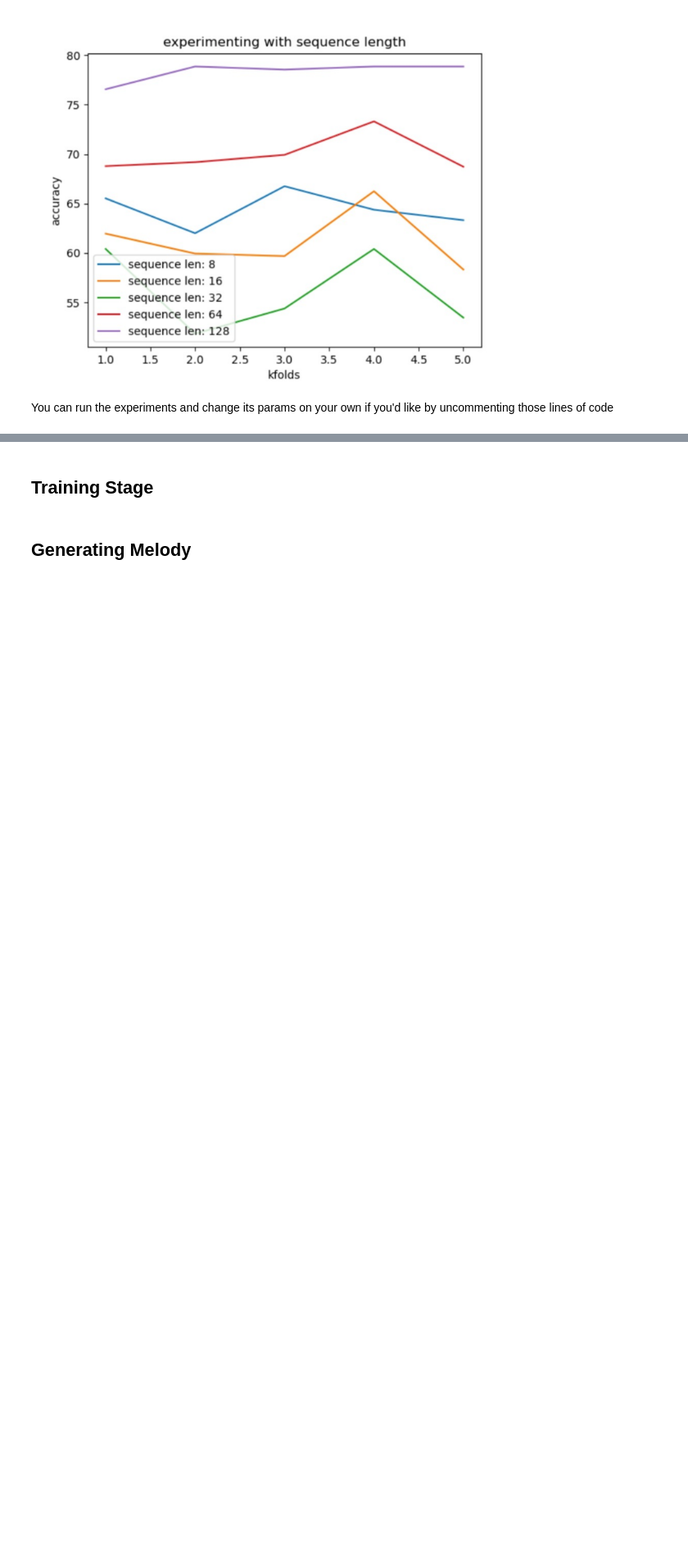
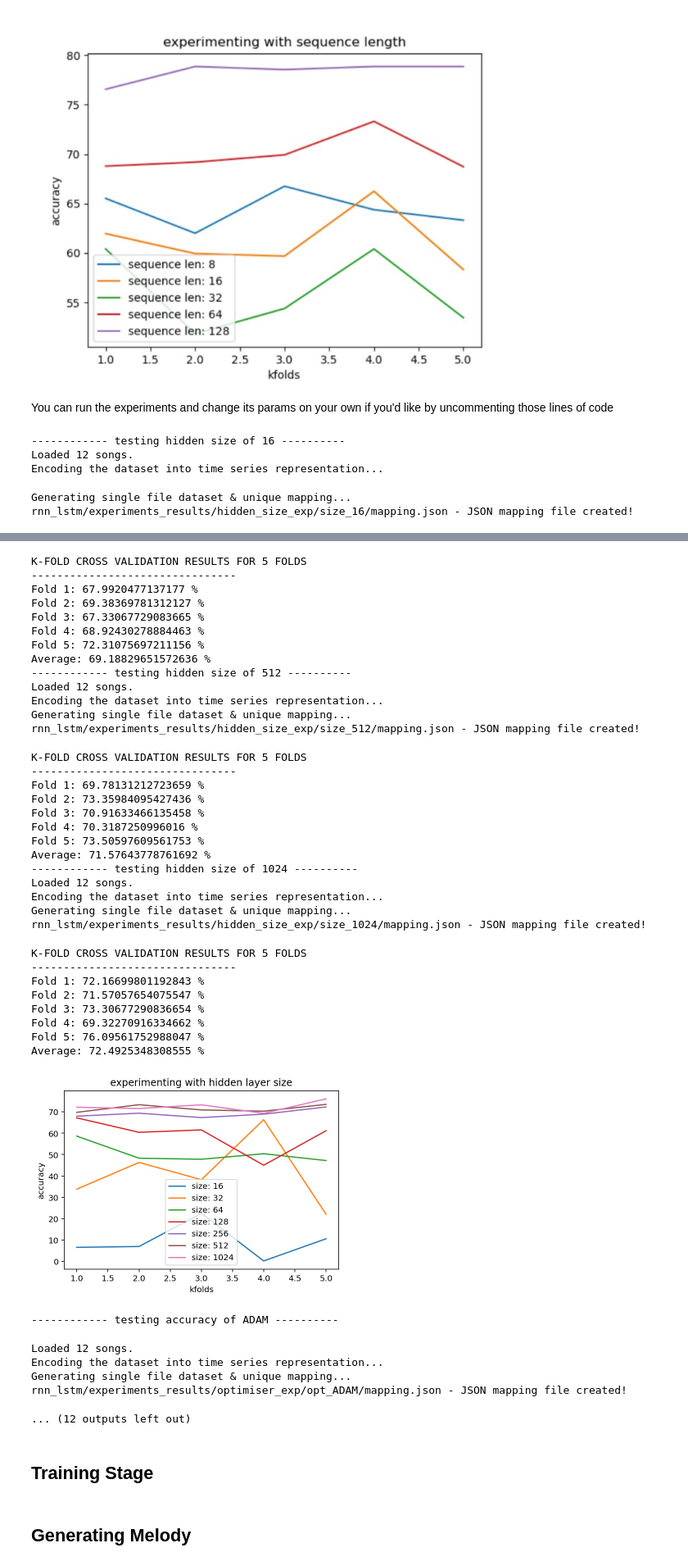
Before and after one commit to LiorSherman/236502, a Jupyter notebook: Demo.ipynb, the cells around one changed output, grey strips where cells are left out. Shown at 82% size. Cells and saved outputs as stored; diff of their text form; code cells hidden in the pictures; blank space fills up the shorter version.

```diff
--- a/Demo.ipynb
+++ b/Demo.ipynb
@@ -95,8 +95,14 @@ You can run the experiments and change its params on your own if you'd like by u
 # uncomment to run experiments
 # check the experiments.py file for additional args
 
-# hidden_size_exp()
+hidden_size_exp()
 
-# optimizers_exp()
+optimizers_exp()
 
-# seq_len_exp()
+seq_len_exp()
+# %% [output]
+------------ testing hidden size of 16 ----------
+Loaded 12 songs.
+Encoding the dataset into time series representation...
+Generating single file dataset & unique mapping...
+rnn_lstm/experiments_results/hidden_size_exp/size_16/mapping.json - JSON mapping file created!
@@ -103,3 +161,44 @@ You can run the experiments and change its params on your own if you'd like by u
+K-FOLD CROSS VALIDATION RESULTS FOR 5 FOLDS
+--------------------------------
+Fold 1: 67.9920477137177 %
+Fold 2: 69.38369781312127 %
+Fold 3: 67.33067729083665 %
+Fold 4: 68.92430278884463 %
+Fold 5: 72.31075697211156 %
+Average: 69.18829651572636 %
+------------ testing hidden size of 512 ----------
+Loaded 12 songs.
+Encoding the dataset into time series representation...
+Generating single file dataset & unique mapping...
+rnn_lstm/experiments_results/hidden_size_exp/size_512/mapping.json - JSON mapping file created!
+K-FOLD CROSS VALIDATION RESULTS FOR 5 FOLDS
+--------------------------------
+Fold 1: 69.78131212723659 %
+Fold 2: 73.35984095427436 %
+Fold 3: 70.91633466135458 %
+Fold 4: 70.3187250996016 %
+Fold 5: 73.50597609561753 %
+Average: 71.57643778761692 %
+------------ testing hidden size of 1024 ----------
+Loaded 12 songs.
+Encoding the dataset into time series representation...
+Generating single file dataset & unique mapping...
+rnn_lstm/experiments_results/hidden_size_exp/size_1024/mapping.json - JSON mapping file created!
+K-FOLD CROSS VALIDATION RESULTS FOR 5 FOLDS
+--------------------------------
+Fold 1: 72.16699801192843 %
+Fold 2: 71.57057654075547 %
+Fold 3: 73.30677290836654 %
+Fold 4: 69.32270916334662 %
+Fold 5: 76.09561752988047 %
+Average: 72.4925348308555 %
+[figure, added]
+------------ testing accuracy of ADAM ----------
+Loaded 12 songs.
+Encoding the dataset into time series representation...
+Generating single file dataset & unique mapping...
+rnn_lstm/experiments_results/optimiser_exp/opt_ADAM/mapping.json - JSON mapping file created!
+... (12 outputs left out)
 # %% [markdown]
 ## Training Stage
 # %%
```
Also changed, not shown: parts of 16 cells of this notebook, 3 other files.
